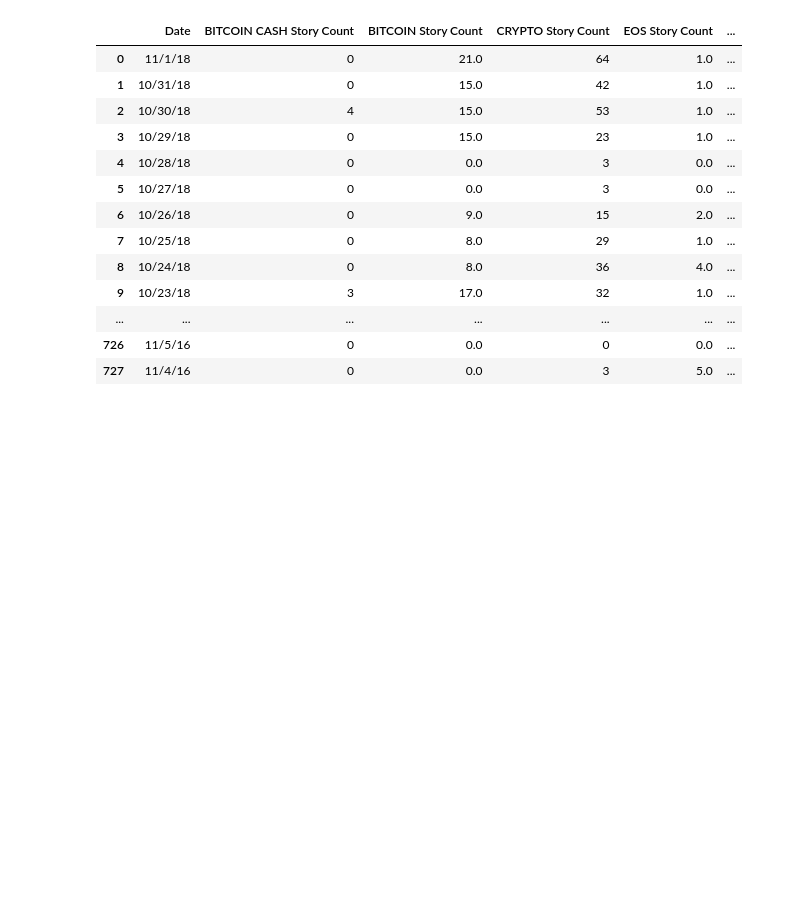
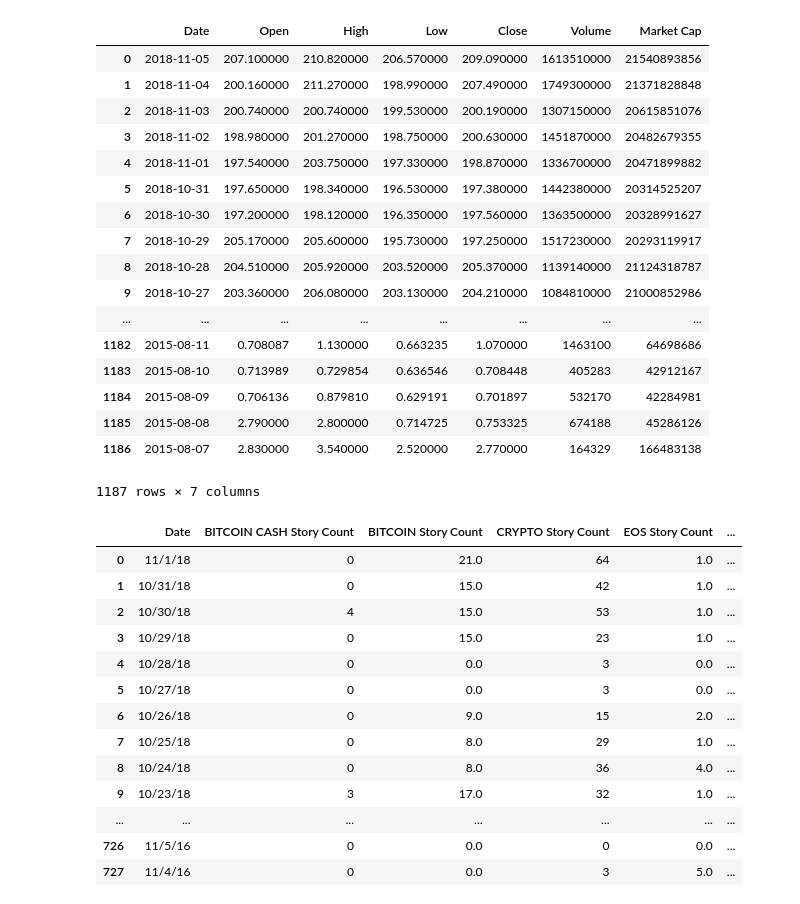
Before and after one commit to emilyrcoffield/CryptoDataScientist, a Jupyter notebook: project.ipynb, the cells around one changed output. Saved outputs shown, nothing was run; the diff lists cells and outputs as text; code cells hidden in the pictures; blank space fills up the shorter version.

```diff
--- a/project.ipynb
+++ b/project.ipynb
@@ -7,18 +13,77 @@ import matplotlib.pyplot as plt
 # %%
 # Take in all of our story count data and read it into pandas
 Bitcoin_Cash = "~/Desktop/CryptoDataScientist/Bitcoin_Cash.csv"
 Bitcoin = "~/Desktop/CryptoDataScientist/Bitcoin.csv"
 Crypto = "~/Desktop/CryptoDataScientist/Crypto.csv"
 EOS = "~/Desktop/CryptoDataScientist/EOS.csv"
 ETH = "~/Desktop/CryptoDataScientist/ETH.csv"
 Ripple = "~/Desktop/CryptoDataScientist/Ripple.csv"
 
 Bitcoin_Cash_df = pd.read_csv(Bitcoin_Cash)
 Bitcoin_df = pd.read_csv(Bitcoin)
 Crypto_df = pd.read_csv(Crypto)
 EOS_df = pd.read_csv(EOS)
 ETH_df = pd.read_csv(ETH)
 Ripple_df = pd.read_csv(Ripple)
+
+
+# scraping data
+scraper_bitcoin = CmcScraper("btc")
+scraper_eth = CmcScraper("eth")
+scraper_xrp = CmcScraper("xrp")
+scraper_eos = CmcScraper("eos")
+scraper_bch = CmcScraper("bch")
+scraper_xlm = CmcScraper("xlm")
+scraper_ltc = CmcScraper("ltc")
+scraper_ada = CmcScraper("ada")
+scraper_xmr = CmcScraper("xmr")
+scraper_trx = CmcScraper("trx")
+
+
+# converting to csv
+
+scraper_bitcoin.export_csv("btc_all_time.csv")
+scraper_eth.export_csv("eth_all_time.csv")
+scraper_xrp.export_csv("xrp_all_time.csv")
+scraper_eos.export_csv("eos_all_time.csv")
+scraper_bch.export_csv("bch_all_time.csv")
+scraper_xlm.export_csv("xlm_all_time.csv")
+scraper_ltc.export_csv("ltc_all_time.csv")
+scraper_ada.export_csv("ada_all_time.csv")
+scraper_xmr.export_csv("xmr_all_time.csv")
+scraper_xmr.export_csv("trx_all_time.csv")
+
+# place into a dataframe
+df_bitcoin = scraper_bitcoin.get_dataframe()
+df_etherum = scraper_eth.get_dataframe()
+df_xrp = scraper_xrp.get_dataframe()
+df_eos = scraper_eos.get_dataframe()
+df_bch = scraper_bch.get_dataframe()
+df_xlm = scraper_xlm.get_dataframe()
+df_ltc = scraper_ltc.get_dataframe()
+df_ada = scraper_ada.get_dataframe()
+df_xmr = scraper_xmr.get_dataframe()
+df_trx = scraper_trx.get_dataframe()
+df_etherum
+# %% [output]
+|  | Date | Open | High | Low | Close | Volume | Market Cap |
+| 0 | 2018-11-05 | 207.100000 | 210.820000 | 206.570000 | 209.090000 | 1613510000 | 21540893856 |
+| 1 | 2018-11-04 | 200.160000 | 211.270000 | 198.990000 | 207.490000 | 1749300000 | 21371828848 |
+| 2 | 2018-11-03 | 200.740000 | 200.740000 | 199.530000 | 200.190000 | 1307150000 | 20615851076 |
+| 3 | 2018-11-02 | 198.980000 | 201.270000 | 198.750000 | 200.630000 | 1451870000 | 20482679355 |
+| 4 | 2018-11-01 | 197.540000 | 203.750000 | 197.330000 | 198.870000 | 1336700000 | 20471899882 |
+| 5 | 2018-10-31 | 197.650000 | 198.340000 | 196.530000 | 197.380000 | 1442380000 | 20314525207 |
+| 6 | 2018-10-30 | 197.200000 | 198.120000 | 196.350000 | 197.560000 | 1363500000 | 20328991627 |
+| 7 | 2018-10-29 | 205.170000 | 205.600000 | 195.730000 | 197.250000 | 1517230000 | 20293119917 |
+| 8 | 2018-10-28 | 204.510000 | 205.920000 | 203.520000 | 205.370000 | 1139140000 | 21124318787 |
+| 9 | 2018-10-27 | 203.360000 | 206.080000 | 203.130000 | 204.210000 | 1084810000 | 21000852986 |
+| ... | ... | ... | ... | ... | ... | ... | ... |
+| 1182 | 2015-08-11 | 0.708087 | 1.130000 | 0.663235 | 1.070000 | 1463100 | 64698686 |
+| 1183 | 2015-08-10 | 0.713989 | 0.729854 | 0.636546 | 0.708448 | 405283 | 42912167 |
+| 1184 | 2015-08-09 | 0.706136 | 0.879810 | 0.629191 | 0.701897 | 532170 | 42284981 |
+| 1185 | 2015-08-08 | 2.790000 | 2.800000 | 0.714725 | 0.753325 | 674188 | 45286126 |
+| 1186 | 2015-08-07 | 2.830000 | 3.540000 | 2.520000 | 2.770000 | 164329 | 166483138 |
+1187 rows × 7 columns
 # %%
 # Merge the first two datasets
 combined_crypto_df = pd.merge(Bitcoin_Cash_df, Bitcoin_df, how='left', on='Date')
```
Also changed, not shown: parts of 4 cells of this notebook, 10 other files.
